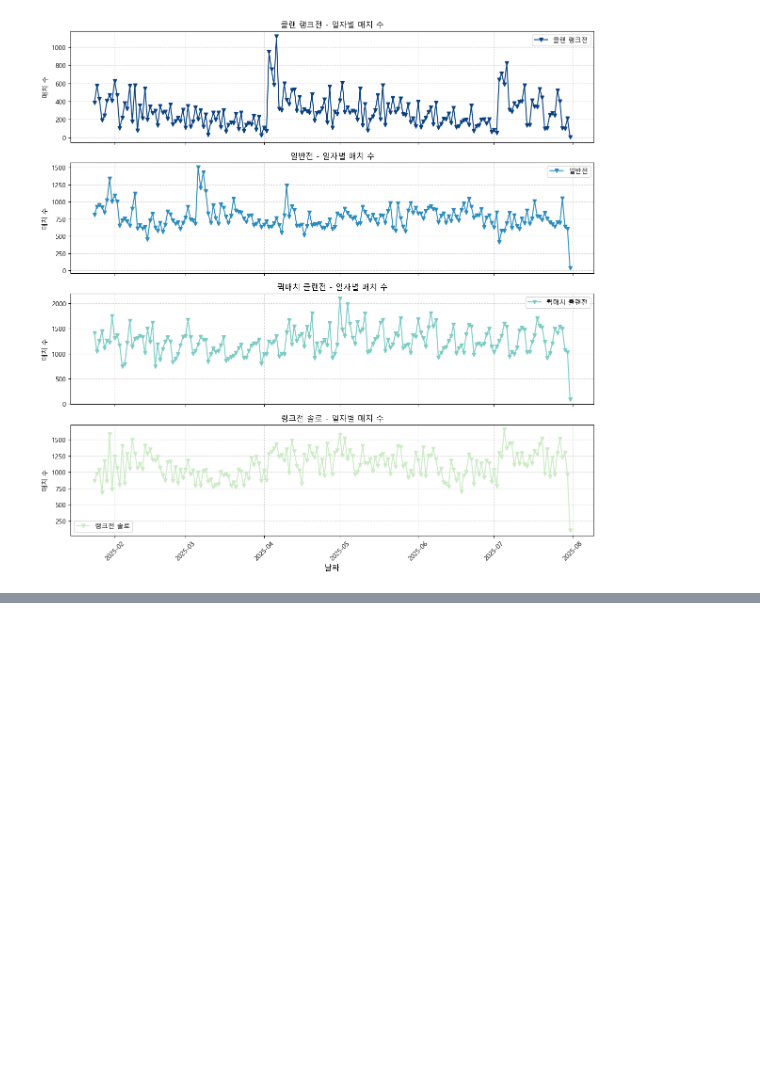
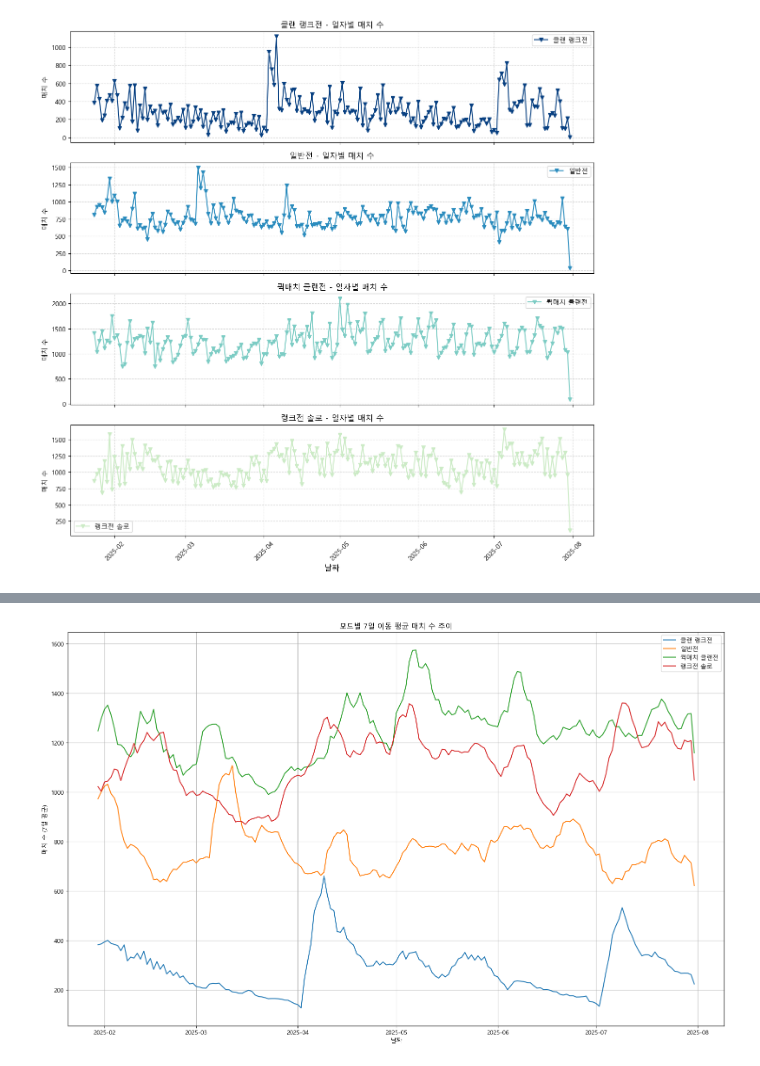
Before and after one commit to pjjongho/NEXON_API, a Jupyter notebook: SA/api_request/match/match_eda.ipynb, the cells around one changed output, grey strips where cells are left out. Saved outputs shown, nothing was run; the diff lists cells and outputs as text; code cells hidden in the pictures; blank space fills up the shorter version.

Commit message:
match analysis

```diff
--- a/SA/api_request/match/match_eda.ipynb
+++ b/SA/api_request/match/match_eda.ipynb
@@ -136,0 +147,31 @@ plt.show()
+# %%
+# 일자별 매치 수 (시계열)
+clan_rank_ts = df_match_clan_rank['date_match'].value_counts().sort_index()
+normal_ts = df_match_normal['date_match'].value_counts().sort_index()
+quick_clan_ts = df_match_quick_clan['date_match'].value_counts().sort_index()
+solo_rank_ts = df_match_solo_rank['date_match'].value_counts().sort_index()
+# %%
+df_daily_match = pd.DataFrame({
+    '클랜 랭크전': clan_rank_ts,
+    '일반전': normal_ts,
+    '퀵매치 클랜전': quick_clan_ts,
+    '랭크전 솔로': solo_rank_ts
+}).fillna(0)
+
+# 날짜 오름차순 정렬
+df_daily_match.index = pd.to_datetime(df_daily_match.index)
+df_daily_match = df_daily_match.sort_index()
+# %%
+plt.figure(figsize=(16, 10))
+for col in df_daily_match.columns:
+    plt.plot(df_daily_match.index, df_daily_match[col].rolling(7).mean(), label=col)
+
+plt.title('모드별 7일 이동 평균 매치 수 추이')
+plt.xlabel('날짜')
+plt.ylabel('매치 수 (7일 평균)')
+plt.legend()
+plt.grid(True)
+plt.tight_layout()
+plt.show()
+# %% [output]
+[figure, added]
```
Also changed, not shown: parts of 22 cells of this notebook, 1 other file.
